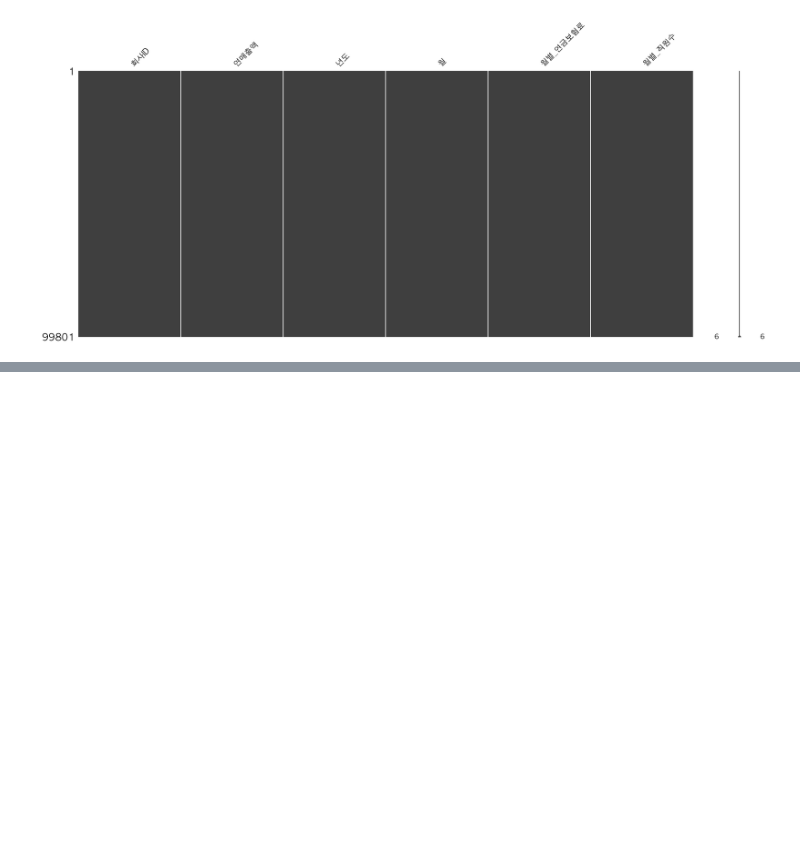
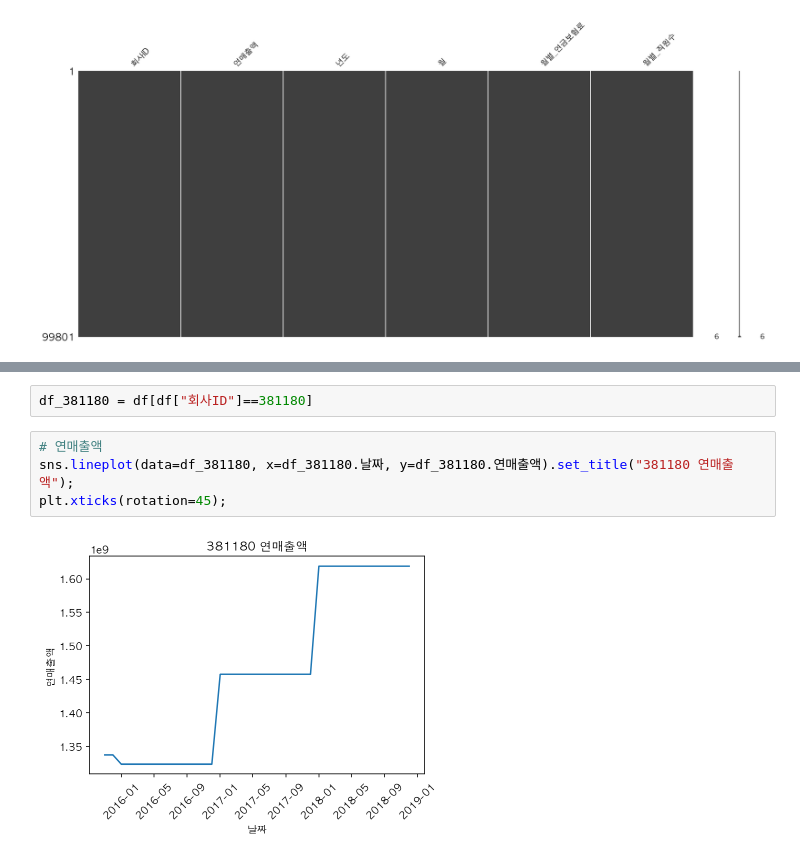
Before and after one commit to honeybeat1/team1_wanted_onboarding_2nd, a Jupyter notebook: Week1_이주영/week1_EDA.ipynb, the cells around one changed output, grey strips where cells are left out. Saved outputs shown, nothing was run; the diff lists cells and outputs as text; blank space fills up the shorter version.

```diff
--- a/Week1_이주영/week1_EDA.ipynb
+++ b/Week1_이주영/week1_EDA.ipynb
@@ -62,0 +255,8 @@ msno.matrix(df)
+# %%
+df_381180 = df[df["회사ID"]==381180]
+# %%
+# 연매출액
+sns.lineplot(data=df_381180, x=df_381180.날짜, y=df_381180.연매출액).set_title("381180 연매출액");
+plt.xticks(rotation=45);
+# %% [output]
+[figure, added]
```
Also changed, not shown: parts of 84 cells of this notebook.
